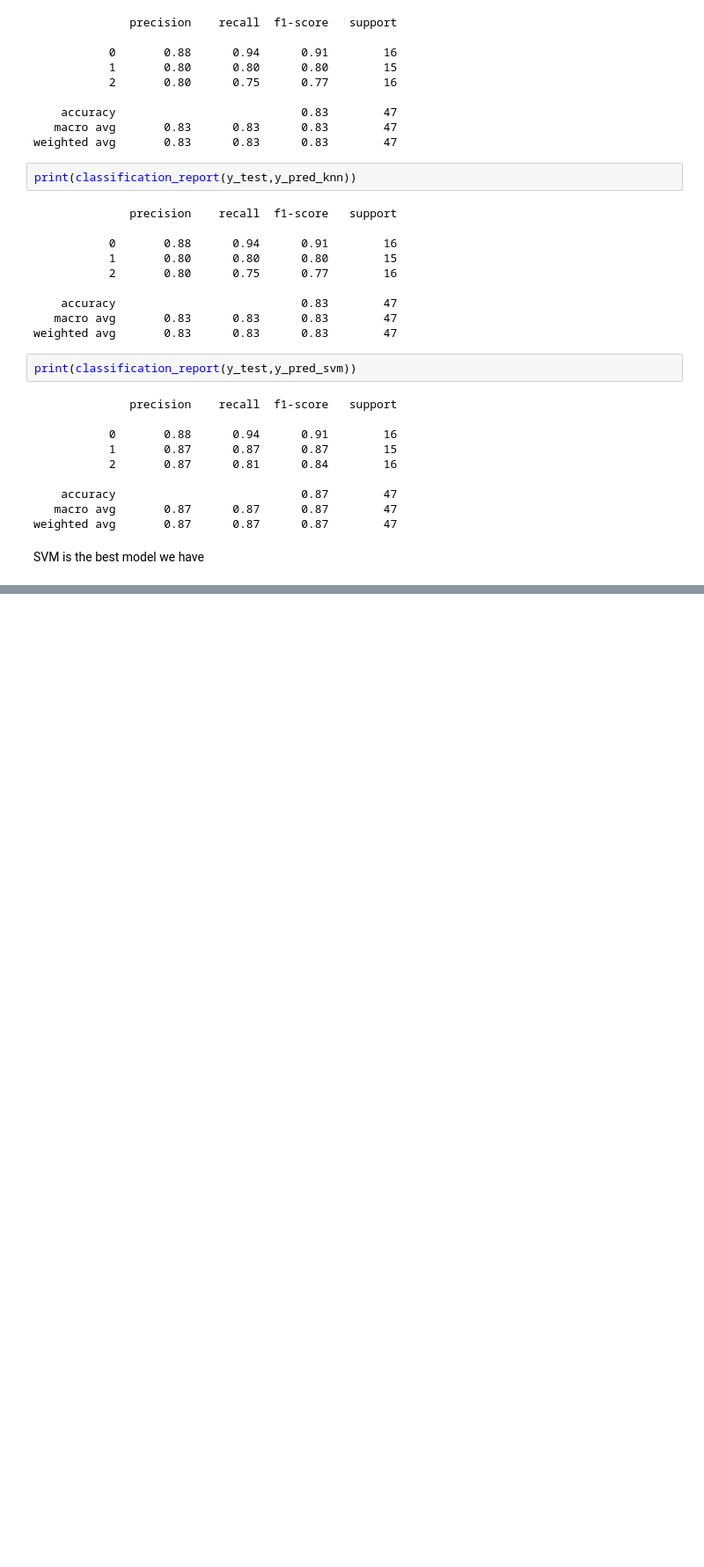
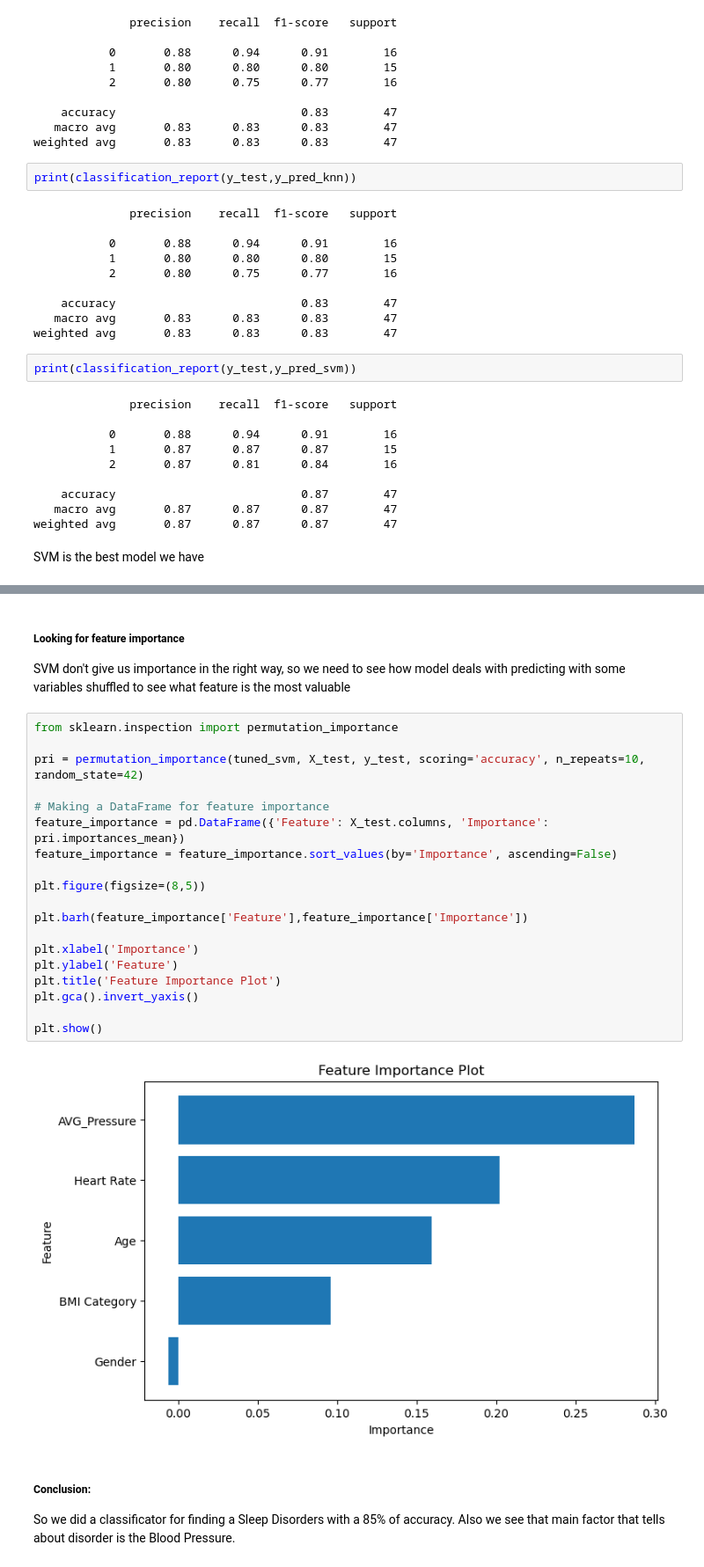
Before and after one commit to Havrylov-Serhii/Sleep_Health_and_Lifestyle, a Jupyter notebook: sleeping.ipynb, the cells around one changed output, grey strips where cells are left out. Shown at 88% size. Cells and saved outputs as stored; diff of their text form; blank space fills up the shorter version.

```diff
--- a/sleeping.ipynb
+++ b/sleeping.ipynb
@@ -647,0 +691,27 @@ SVM is the best model we have
+# %% [markdown]
+##### Looking for feature importance
+SVM don't give us importance in the right way, so we need to see how model deals with predicting with some variables shuffled to see what feature is the most valuable
+# %%
+from sklearn.inspection import permutation_importance
+
+pri = permutation_importance(tuned_svm, X_test, y_test, scoring='accuracy', n_repeats=10, random_state=42)
+
+# Making a DataFrame for feature importance
+feature_importance = pd.DataFrame({'Feature': X_test.columns, 'Importance': pri.importances_mean})
+feature_importance = feature_importance.sort_values(by='Importance', ascending=False)
+
+plt.figure(figsize=(8,5))
+
+plt.barh(feature_importance['Feature'],feature_importance['Importance'])
+
+plt.xlabel('Importance')
+plt.ylabel('Feature')
+plt.title('Feature Importance Plot')
+plt.gca().invert_yaxis()
+
+plt.show()
+# %% [output]
+[figure, added]
+# %% [markdown]
+##### Conclusion:
+So we did a classificator for finding a Sleep Disorders with a 85% of accuracy. Also we see that main factor that tells about disorder is the Blood Pressure.
```
Also changed, not shown: parts of 8 cells of this notebook.
